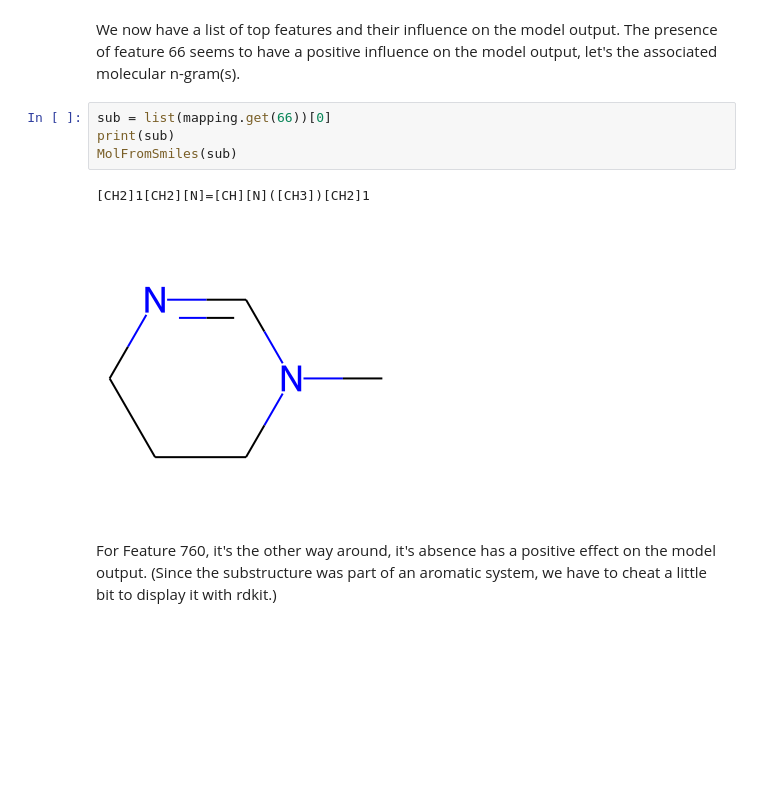
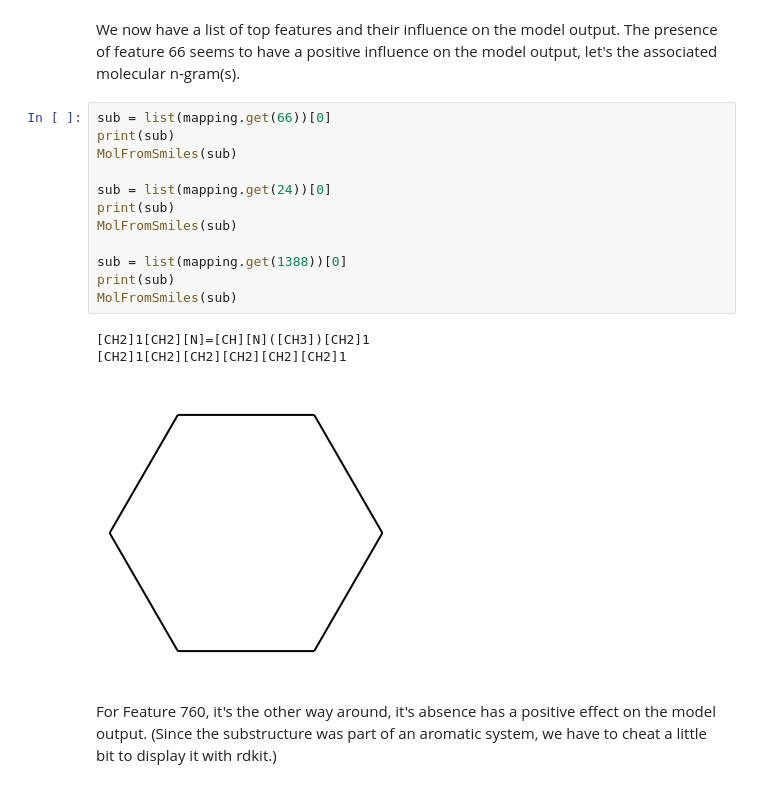
Before and after one commit to reymond-group/drfp, a Jupyter notebook: notebooks/02_model_explainability.ipynb, the cells around one changed output. Saved outputs shown, nothing was run; the diff lists cells and outputs as text; blank space fills up the shorter version.

```diff
--- a/notebooks/02_model_explainability.ipynb
+++ b/notebooks/02_model_explainability.ipynb
@@ -66,10 +70,19 @@ We now have a list of top features and their influence on the model output. The
 # %%
 sub = list(mapping.get(66))[0]
 print(sub)
 MolFromSmiles(sub)
+
+sub = list(mapping.get(24))[0]
+print(sub)
+MolFromSmiles(sub)
+
+sub = list(mapping.get(1388))[0]
+print(sub)
+MolFromSmiles(sub)
 # %% [output]
 [CH2]1[CH2][N]=[CH][N]([CH3])[CH2]1
+[CH2]1[CH2][CH2][CH2][CH2][CH2]1
-[figure, old version]
+[figure, new version]
 # %% [markdown]
 For Feature 760, it's the other way around, it's absence has a positive effect on the model output.
 (Since the substructure was part of an aromatic system, we have to cheat a little bit to display it with rdkit.)
```
Also changed, not shown: parts of 4 cells of this notebook, 4 other files.
